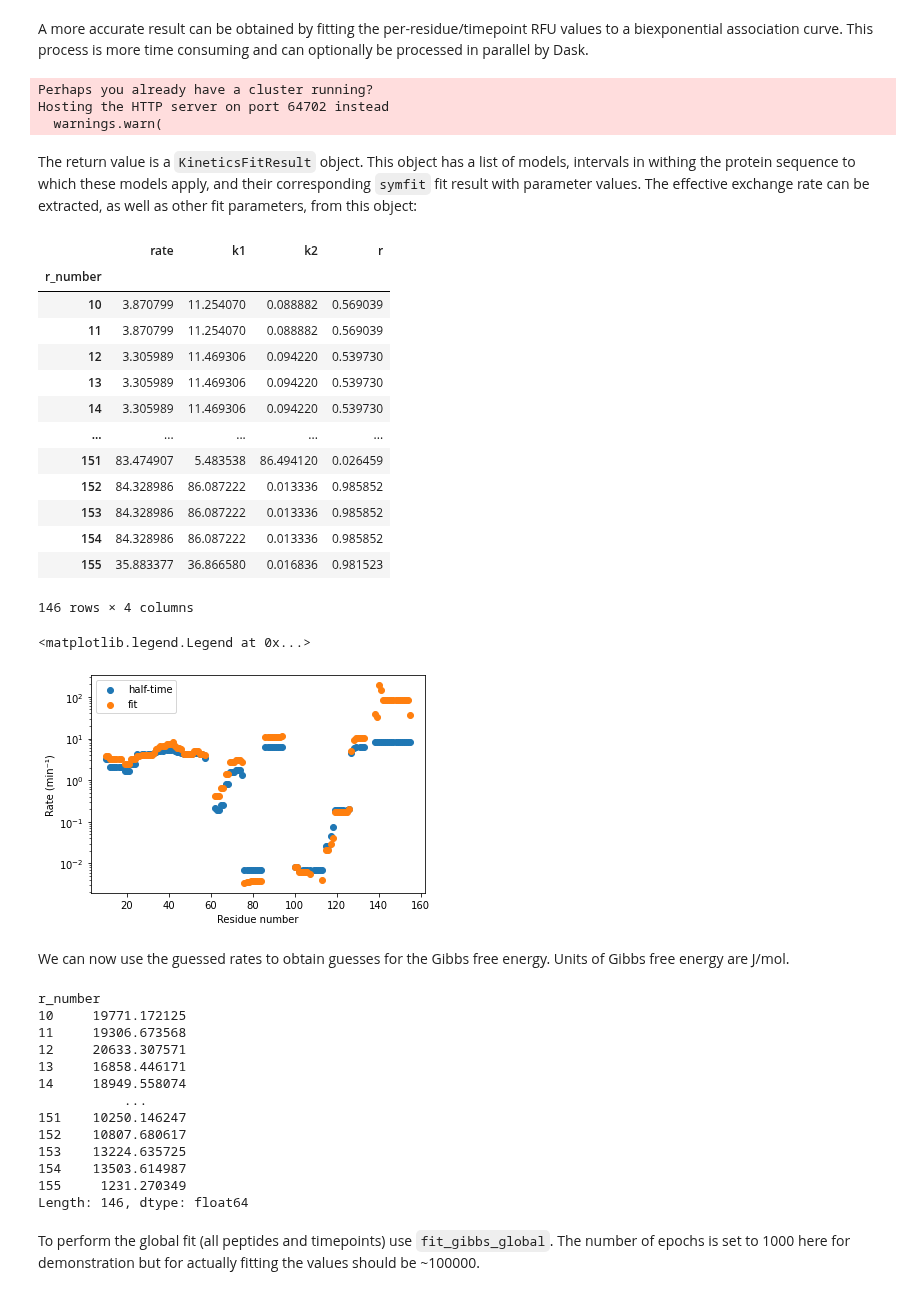
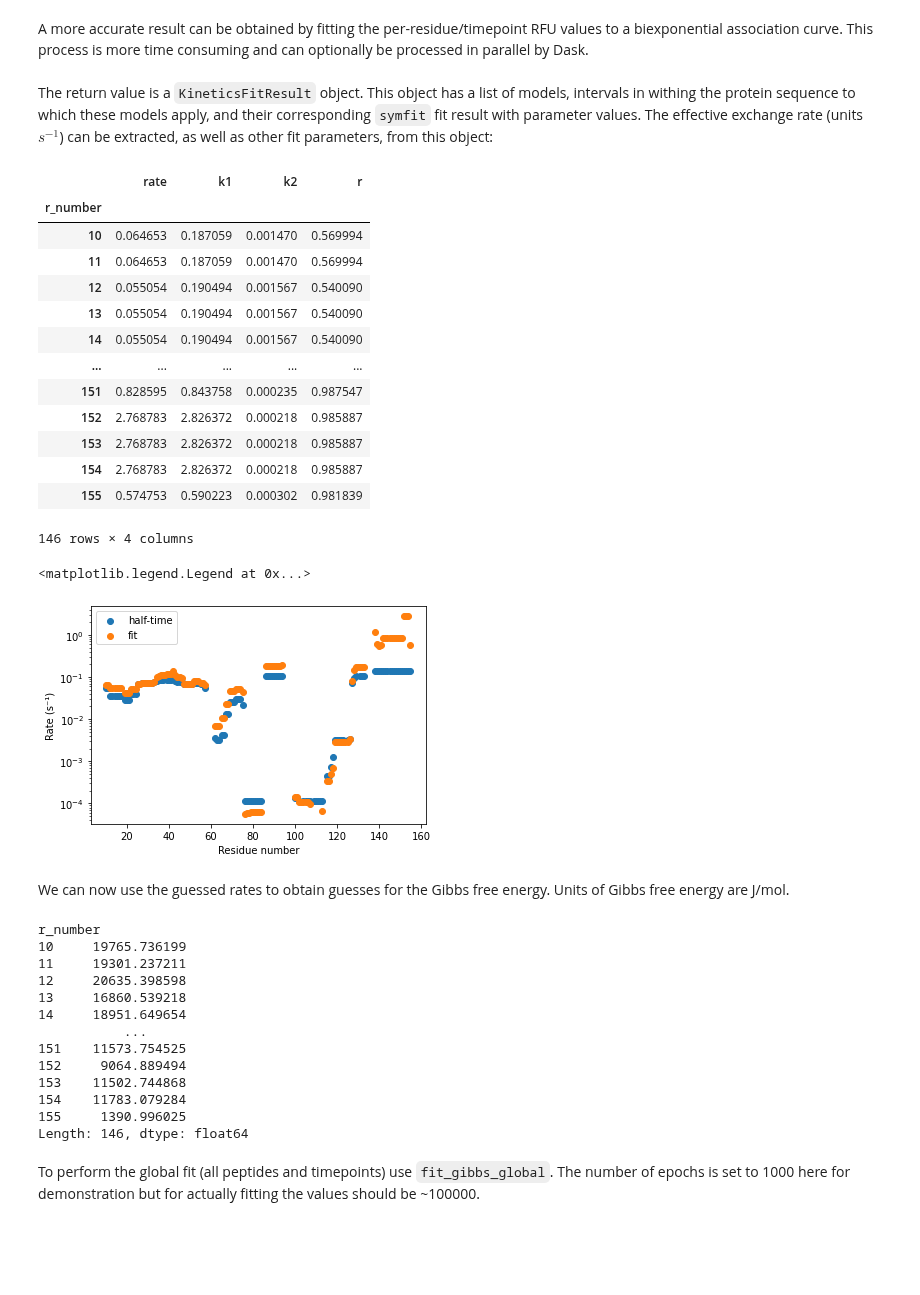
Before and after one commit to Jhsmit/PyHDX, a Jupyter notebook: docs/examples/03_fitting.ipynb, the cells around one changed output. Saved outputs shown, nothing was run; the diff lists cells and outputs as text; code cells hidden in the pictures; blank space fills up the shorter version.

Commit message:
updated examples to seconds time units

```diff
--- a/docs/examples/03_fitting.ipynb
+++ b/docs/examples/03_fitting.ipynb
@@ -13,7 +13,7 @@ We load the sample SecB dataset, apply the control, and create an ``HDXMeasureme
 fpath = Path() / '..' / '..' / 'tests' / 'test_data' / 'ecSecB_apo.csv'
 data = read_dynamx(fpath)
 master_table = PeptideMasterTable(data, drop_first=1, ignore_prolines=True)
-master_table.set_control(('Full deuteration control', 0.167))
+master_table.set_control(('Full deuteration control', 0.167*60))
 state_data = master_table.get_state('SecB WT apo')
 hdxm = HDXMeasurement(state_data, temperature=303.15, pH=8.)
 # %% [markdown]
@@ -45,43 +45,39 @@ This process is more time consuming and can optionally be processed in parallel
 # %%
 client = Client()
 fr_wt_avg = fit_rates_weighted_average(hdxm, client=client)
-# %% [output]
-Perhaps you already have a cluster running?
-Hosting the HTTP server on port 64702 instead
-  warnings.warn(
 # %% [markdown]
 The return value is a ``KineticsFitResult`` object. This object has a list of models, intervals in withing the protein
 sequence to which these models apply, and their corresponding ``symfit`` fit result with parameter values. The effective
-exchange rate can be extracted, as well as other fit parameters, from this object:
+exchange rate (units $s^{-1}$) can be extracted, as well as other fit parameters, from this object:
 # %%
 fr_wt_avg.output
 # %% [output]
 |  | rate | k1 | k2 | r |
 | r_number |  |  |  |  |
-| 10 | 3.870799 | 11.254070 | 0.088882 | 0.569039 |
-| 11 | 3.870799 | 11.254070 | 0.088882 | 0.569039 |
-| 12 | 3.305989 | 11.469306 | 0.094220 | 0.539730 |
-| 13 | 3.305989 | 11.469306 | 0.094220 | 0.539730 |
-| 14 | 3.305989 | 11.469306 | 0.094220 | 0.539730 |
+| 10 | 0.064653 | 0.187059 | 0.001470 | 0.569994 |
+| 11 | 0.064653 | 0.187059 | 0.001470 | 0.569994 |
+| 12 | 0.055054 | 0.190494 | 0.001567 | 0.540090 |
+| 13 | 0.055054 | 0.190494 | 0.001567 | 0.540090 |
+| 14 | 0.055054 | 0.190494 | 0.001567 | 0.540090 |
 | ... | ... | ... | ... | ... |
-| 151 | 83.474907 | 5.483538 | 86.494120 | 0.026459 |
-| 152 | 84.328986 | 86.087222 | 0.013336 | 0.985852 |
-| 153 | 84.328986 | 86.087222 | 0.013336 | 0.985852 |
-| 154 | 84.328986 | 86.087222 | 0.013336 | 0.985852 |
-| 155 | 35.883377 | 36.866580 | 0.016836 | 0.981523 |
+| 151 | 0.828595 | 0.843758 | 0.000235 | 0.987547 |
+| 152 | 2.768783 | 2.826372 | 0.000218 | 0.985887 |
+| 153 | 2.768783 | 2.826372 | 0.000218 | 0.985887 |
+| 154 | 2.768783 | 2.826372 | 0.000218 | 0.985887 |
+| 155 | 0.574753 | 0.590223 | 0.000302 | 0.981839 |
 146 rows × 4 columns
 # %%
 fig, ax = plt.subplots()
 ax.set_yscale('log')
 ax.scatter(fr_half_time.output.index, fr_half_time.output['rate'], label='half-time')
 ax.scatter(fr_wt_avg.output.index, fr_wt_avg.output['rate'], label='fit')
 
 ax.set_xlabel('Residue number')
-ax.set_ylabel('Rate (min⁻¹)')
+ax.set_ylabel('Rate (s⁻¹)')
 ax.legend()
 # %% [output]
 <matplotlib.legend.Legend at 0x...>
-[figure, old version]
+[figure, new version]
 # %% [markdown]
 We can now use the guessed rates to obtain guesses for the Gibbs free energy. Units of Gibbs free energy are J/mol.
 # %%
@@ -89,17 +85,17 @@ gibbs_guess = hdxm.guess_deltaG(fr_wt_avg.output['rate'])
 gibbs_guess
 # %% [output]
 r_number
-10     19771.172125
-11     19306.673568
-12     20633.307571
-13     16858.446171
-14     18949.558074
+10     19765.736199
+11     19301.237211
+12     20635.398598
+13     16860.539218
+14     18951.649654
            ...
-151    10250.146247
-152    10807.680617
-153    13224.635725
-154    13503.614987
-155     1231.270349
+151    11573.754525
+152     9064.889494
+153    11502.744868
+154    11783.079284
+155     1390.996025
 Length: 146, dtype: float64
 # %% [markdown]
 To perform the global fit (all peptides and timepoints) use ``fit_gibbs_global``. The number of epochs is set to 1000
```
Also changed, not shown: parts of 10 cells of this notebook, 1 other file.
